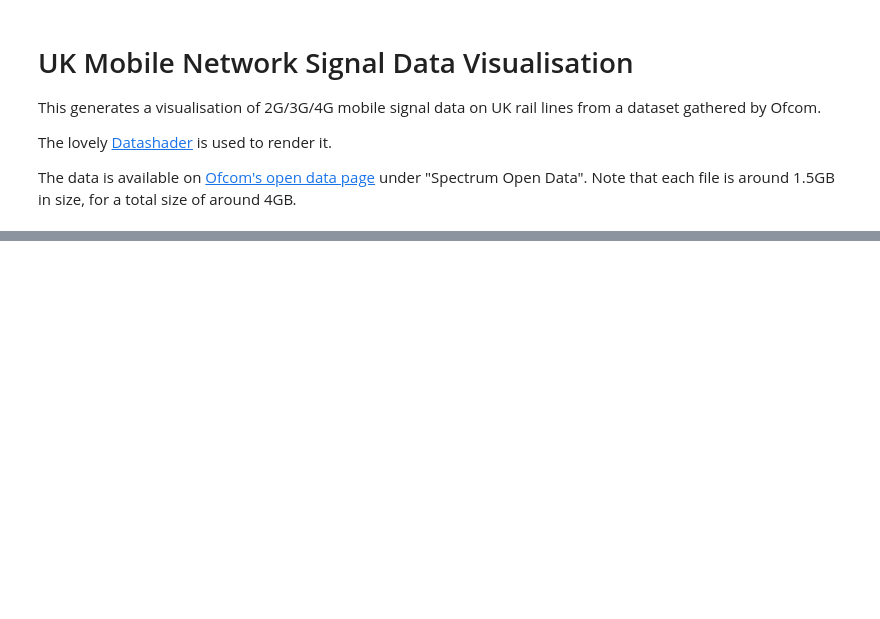
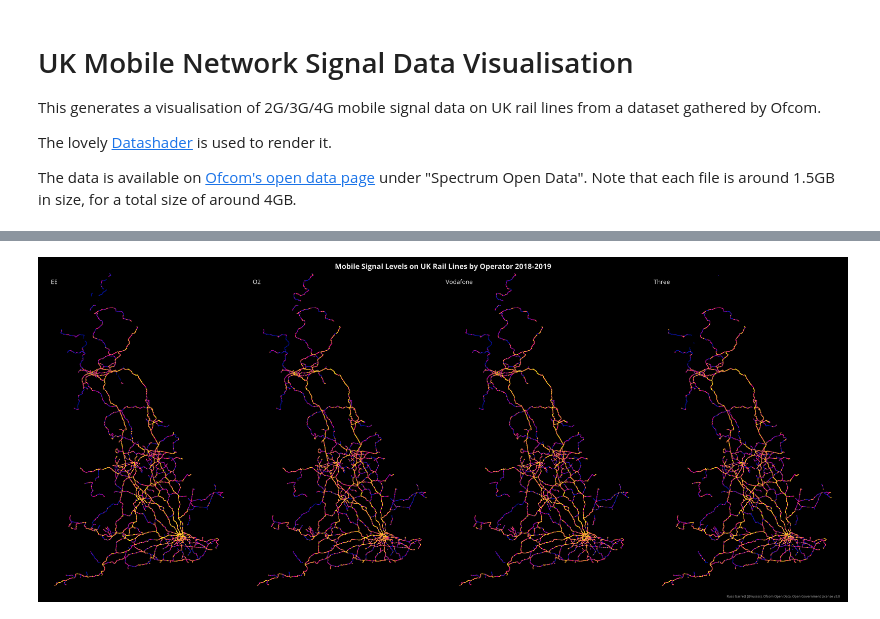
Before and after one commit to russss/datavis, a Jupyter notebook: ofcom-rail-signal/Ofcom Train Mobile Signal.ipynb, the cells around one changed output, grey strips where cells are left out. Cells and saved outputs as stored; diff of their text form; code cells hidden in the pictures; blank space fills up the shorter version.

Commit message:
Add breakdown by operator

```diff
--- a/ofcom-rail-signal/Ofcom Train Mobile Signal.ipynb
+++ b/ofcom-rail-signal/Ofcom Train Mobile Signal.ipynb
@@ -50,16 +51,5 @@ def make_plot(data):
 
     # Shade using the BMY pallete from colorcet and spread the data a bit to improve visibility.
     return tf.set_background(tf.spread(tf.shade(agg, cmap=colorcet.bmy), px=1), 'black')
-# %%
-def draw_text(img, text, x, y, size=30, face="Regular", color=(230,230,230)):
-    """ Helper to draw text labels using PIL. """
-    # This font path assumes you're using a Mac with Open Sans installed.
-    fnt = ImageFont.truetype(f"~/Library/Fonts/OpenSans-{face}.ttf", size)
-    d = ImageDraw.Draw(img)
-    w, h = d.textsize(text, fnt)
-    x -= w // 2
-    h -= h // 2
-    d.text((x, y), text, font=fnt, fill=color)
-    return img
 # %%
 %%time
@@ -94 +78,27 @@ Wall time: 2.65 s
 [figure]
+# %%
+%%time
+# Render the data by operator.
+data = pd.concat((gsm, umts, lte), sort=False)
+
+# Although the dataset has an operator column, it's only filled in for LTE.
+# So work this out by MNC.
+mnc = {
+    'EE': [33, 30],
+    'O2': [10],
+    'Vodafone': [15],
+    'Three': [20]
+}
+
+plots = []
+for operator, mncs in mnc.items():
+    plots.append(draw_text(make_plot(data[data['mnc'].isin(mncs)]).to_pil(), operator, 80, 100))
+
+output = tile_images(plots)
+width, height = output.size
+draw_text(output, "Mobile Signal Levels on UK Rail Lines by Operator 2018-2019", width//2, 20, size=36, face="Bold")
+draw_text(output, "Russ Garrett (@russss). Ofcom Open Data, Open Government License v3.0",
+     width - 320, height - 40, size=16, color=(180,180,180))
+output.save('coverage_by_operator.png')
+output
+# %% [output]
@@ -94,0 +107 @@ Wall time: 2.65 s
+[figure, added]
```
Also changed, not shown: parts of 4 cells of this notebook, 2 other files.
